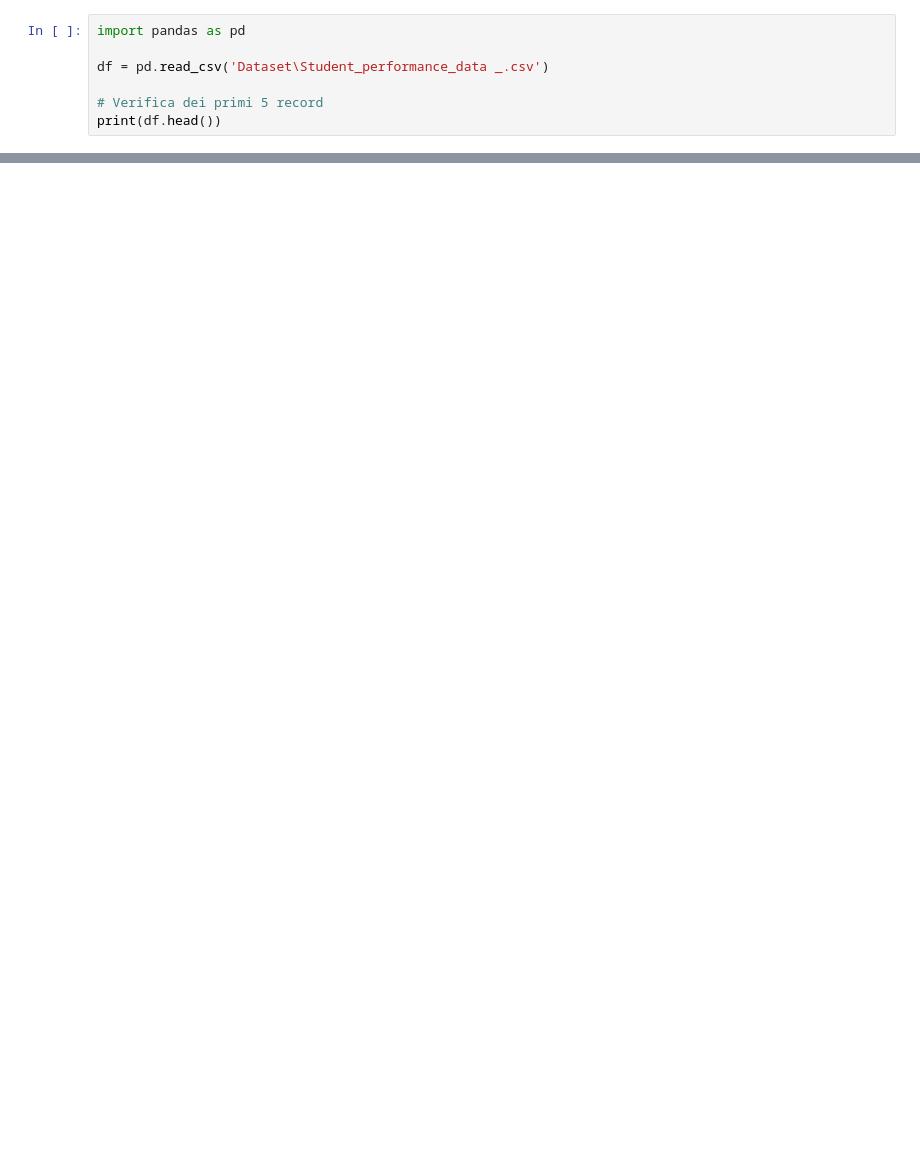
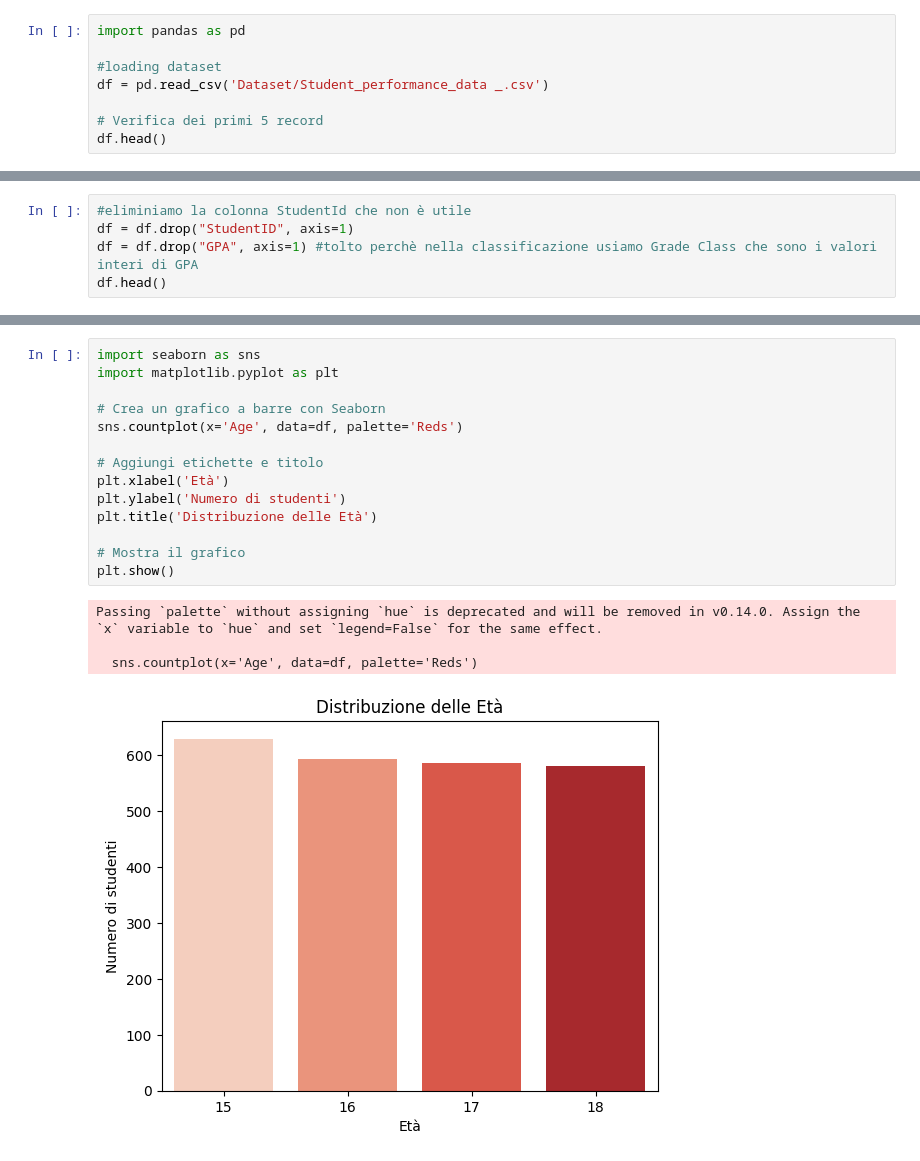
Before and after one commit to Giansimone-Coccia/Student_Performance_Analysis, a Jupyter notebook: dataset_ETL.ipynb, the cells around one changed output, grey strips where cells are left out. Drawn from its saved outputs; the diff is of its cells as text; blank space fills up the shorter version.

```diff
--- a/dataset_ETL.ipynb
+++ b/dataset_ETL.ipynb
@@ -1,8 +1,9 @@
 # %%
 import pandas as pd
 
-df = pd.read_csv('Dataset\Student_performance_data _.csv')
+#loading dataset
+df = pd.read_csv('Dataset/Student_performance_data _.csv')
 
 # Verifica dei primi 5 record
-print(df.head())
+df.head()
 # %% [output]
@@ -28,0 +37,5 @@ print(df.head())
+# %%
+#eliminiamo la colonna StudentId che non è utile
+df = df.drop("StudentID", axis=1)
+df = df.drop("GPA", axis=1) #tolto perchè nella classificazione usiamo Grade Class che sono i valori interi di GPA
+df.head()
@@ -28,0 +64,19 @@ print(df.head())
+# %%
+import seaborn as sns
+import matplotlib.pyplot as plt
+
+# Crea un grafico a barre con Seaborn
+sns.countplot(x='Age', data=df, palette='Reds')
+
+# Aggiungi etichette e titolo
+plt.xlabel('Età')
+plt.ylabel('Numero di studenti')
+plt.title('Distribuzione delle Età')
+
+# Mostra il grafico
+plt.show()
+# %% [output]
+Passing `palette` without assigning `hue` is deprecated and will be removed in v0.14.0. Assign the `x` variable to `hue` and set `legend=False` for the same effect.
+
+  sns.countplot(x='Age', data=df, palette='Reds')
+[figure, added]
```
Also changed, not shown: parts of 17 cells of this notebook.
